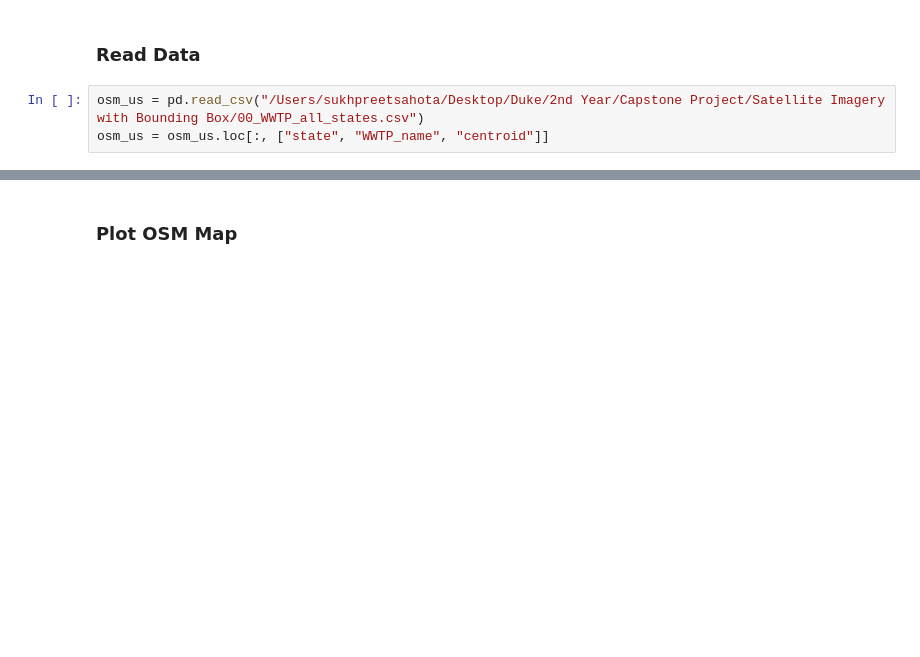
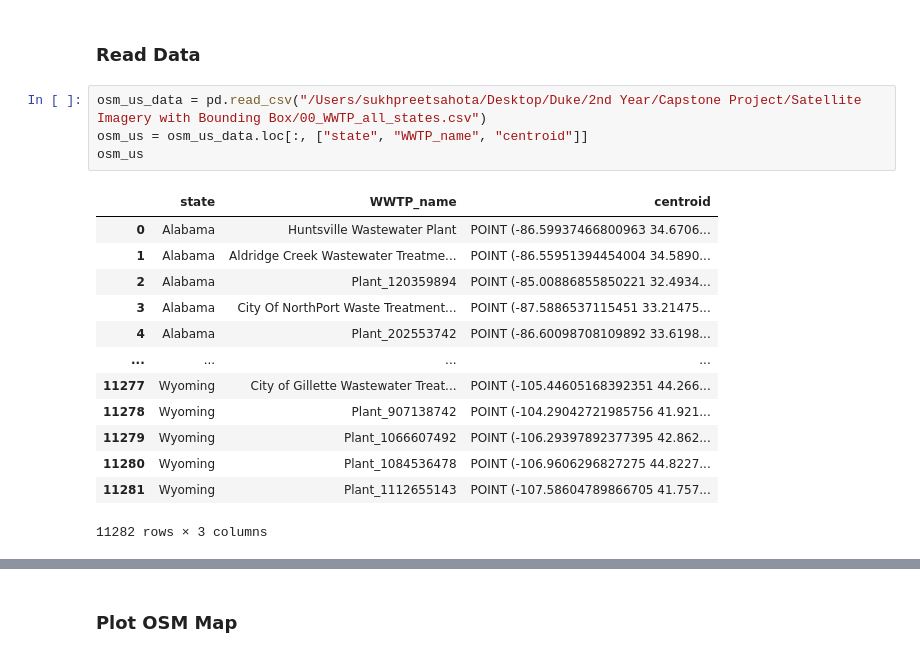
Before and after one commit to Yer1k/solar_wastewater, a Jupyter notebook: 10_code/hydrowaste_vs_osm.ipynb, the cells around one changed output, grey strips where cells are left out. Drawn from its saved outputs; the diff is of its cells as text; blank space fills up the shorter version.

```diff
--- a/10_code/hydrowaste_vs_osm.ipynb
+++ b/10_code/hydrowaste_vs_osm.ipynb
@@ -83,5 +84,20 @@ hw_us_cnt_by_state = gdf_hw_us.groupby("NAME").size().to_frame("count").reset_in
 # %% [markdown]
 ### Read Data
 # %%
-osm_us = pd.read_csv("/Users/sukhpreetsahota/Desktop/Duke/2nd Year/Capstone Project/Satellite Imagery with Bounding Box/00_WWTP_all_states.csv")
-osm_us = osm_us.loc[:, ["state", "WWTP_name", "centroid"]]
+osm_us_data = pd.read_csv("/Users/sukhpreetsahota/Desktop/Duke/2nd Year/Capstone Project/Satellite Imagery with Bounding Box/00_WWTP_all_states.csv")
+osm_us = osm_us_data.loc[:, ["state", "WWTP_name", "centroid"]]
+osm_us
+# %% [output]
+|  | state | WWTP_name | centroid |
+| 0 | Alabama | Huntsville Wastewater Plant | POINT (-86.59937466800963 34.6706... |
+| 1 | Alabama | Aldridge Creek Wastewater Treatme... | POINT (-86.55951394454004 34.5890... |
+| 2 | Alabama | Plant_120359894 | POINT (-85.00886855850221 32.4934... |
+| 3 | Alabama | City Of NorthPort Waste Treatment... | POINT (-87.5886537115451 33.21475... |
+| 4 | Alabama | Plant_202553742 | POINT (-86.60098708109892 33.6198... |
+| ... | ... | ... | ... |
+| 11277 | Wyoming | City of Gillette Wastewater Treat... | POINT (-105.44605168392351 44.266... |
+| 11278 | Wyoming | Plant_907138742 | POINT (-104.29042721985756 41.921... |
+| 11279 | Wyoming | Plant_1066607492 | POINT (-106.29397892377395 42.862... |
+| 11280 | Wyoming | Plant_1084536478 | POINT (-106.9606296827275 44.8227... |
+| 11281 | Wyoming | Plant_1112655143 | POINT (-107.58604789866705 41.757... |
+11282 rows × 3 columns
```
Also changed, not shown: parts of 4 cells of this notebook.
